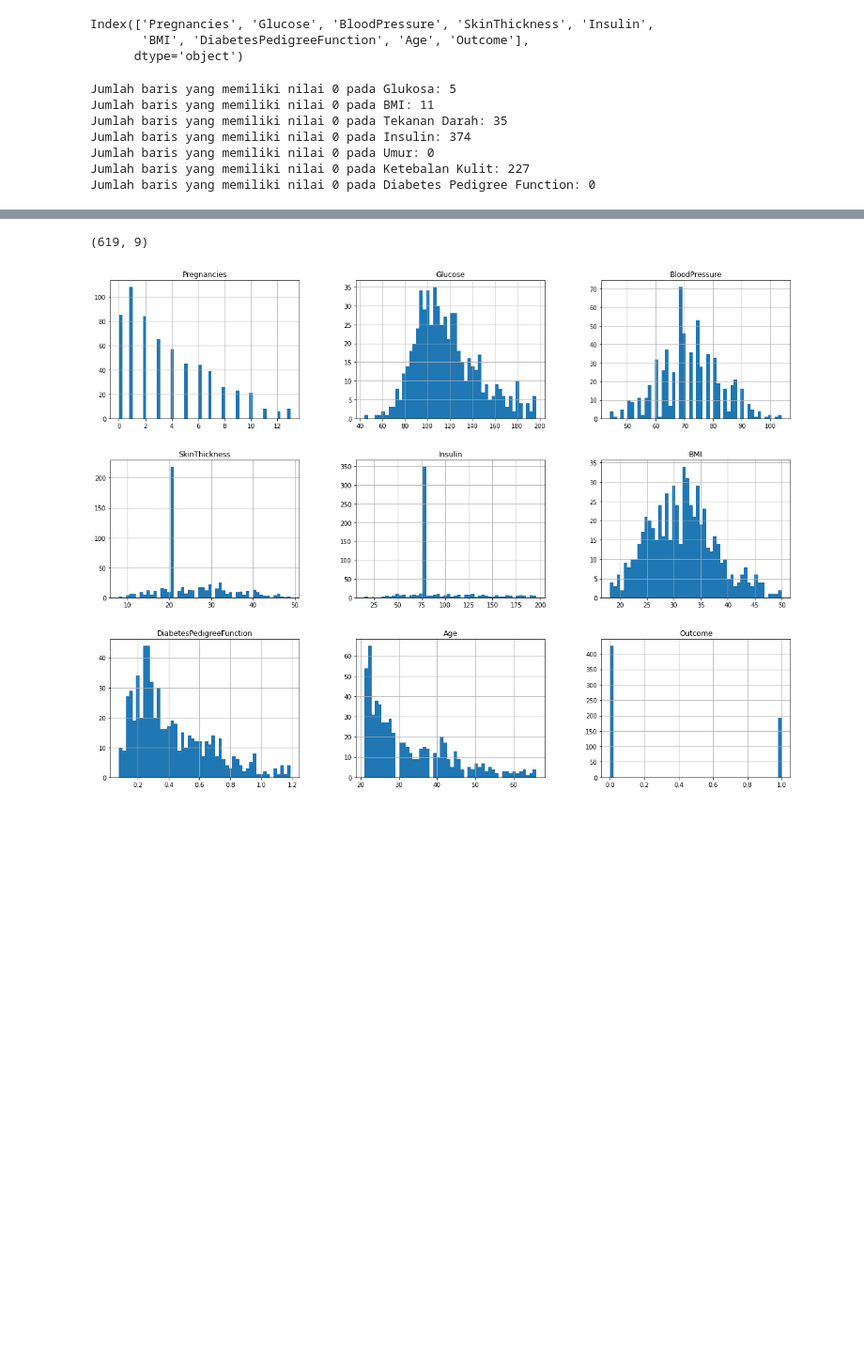
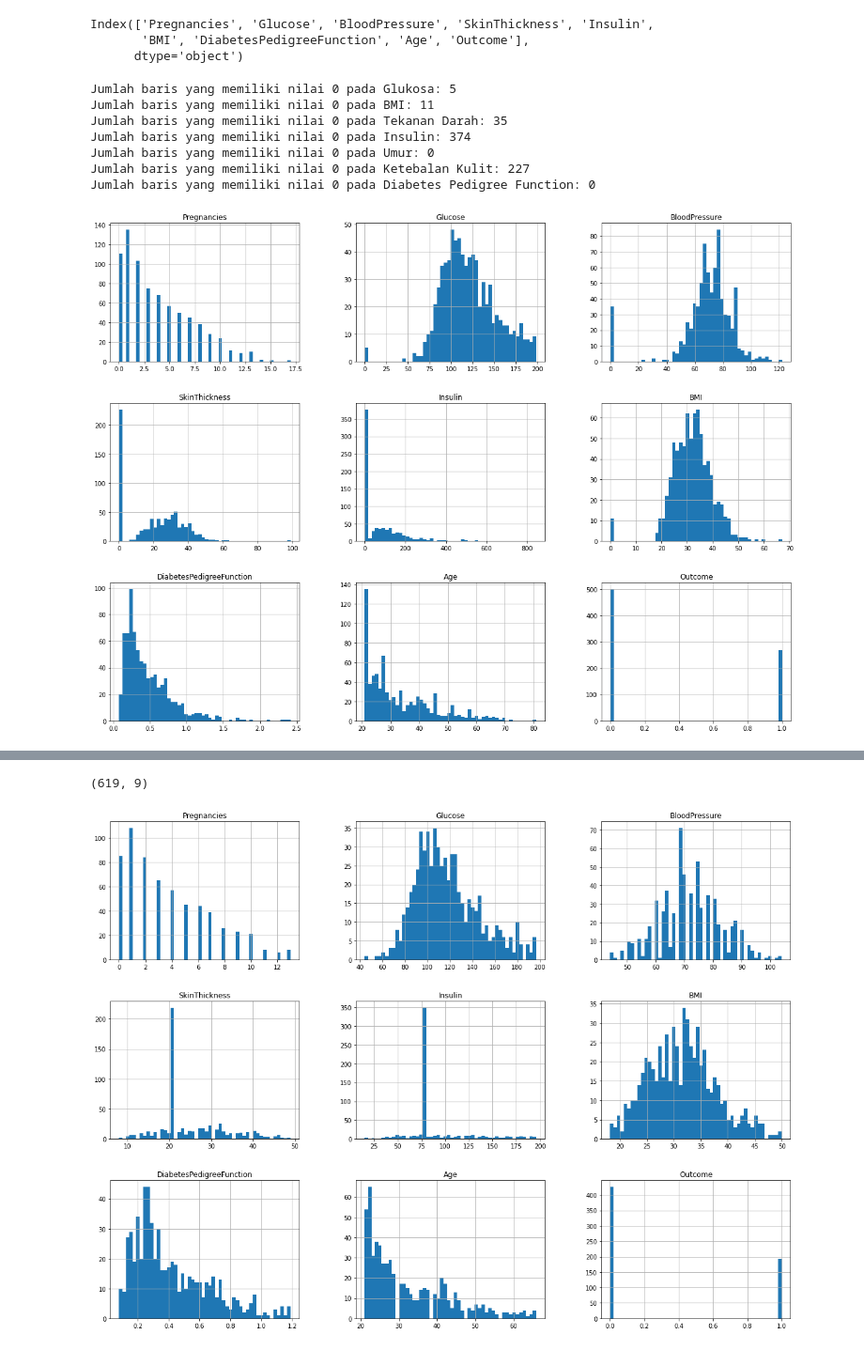
Before and after one commit to onedayxzn/Sistem-Pendeteksi-Dini-Diabetes, a Jupyter notebook: Model.ipynb, the cells around one changed output, grey strips where cells are left out. Shown at 94% size. Drawn from its saved outputs; the diff is of its cells as text; code cells hidden in the pictures; blank space fills up the shorter version.

```diff
--- a/Model.ipynb
+++ b/Model.ipynb
@@ -113,3 +113,8 @@ Jumlah baris yang memiliki nilai 0 pada Insulin: 374
 Jumlah baris yang memiliki nilai 0 pada Umur: 0
 Jumlah baris yang memiliki nilai 0 pada Ketebalan Kulit: 227
 Jumlah baris yang memiliki nilai 0 pada Diabetes Pedigree Function: 0
+# %%
+df.hist(bins=50, figsize=(20,15))
+plt.show()
+# %% [output]
+[figure, added]
```
Also changed, not shown: parts of 10 cells of this notebook.
